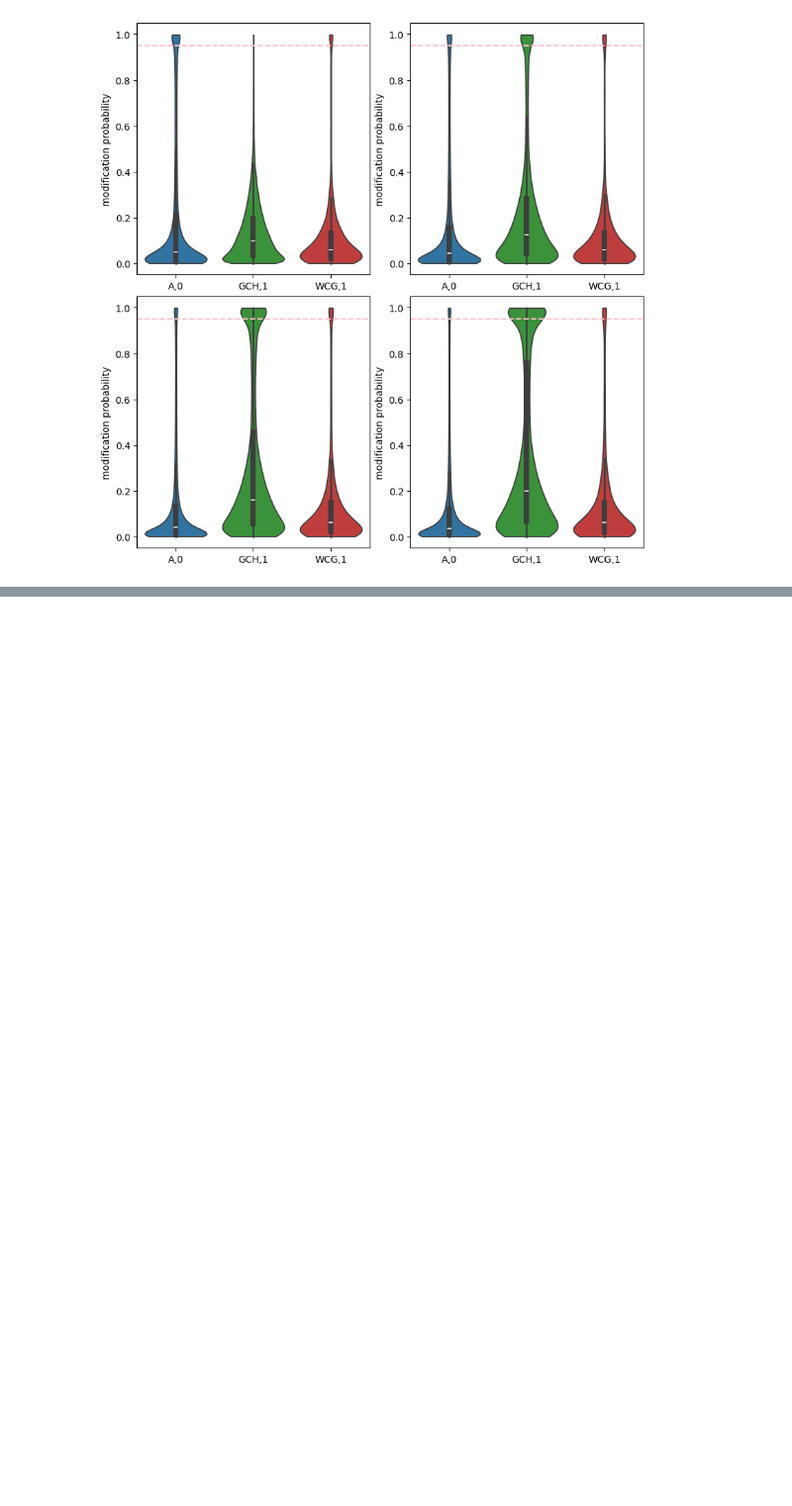
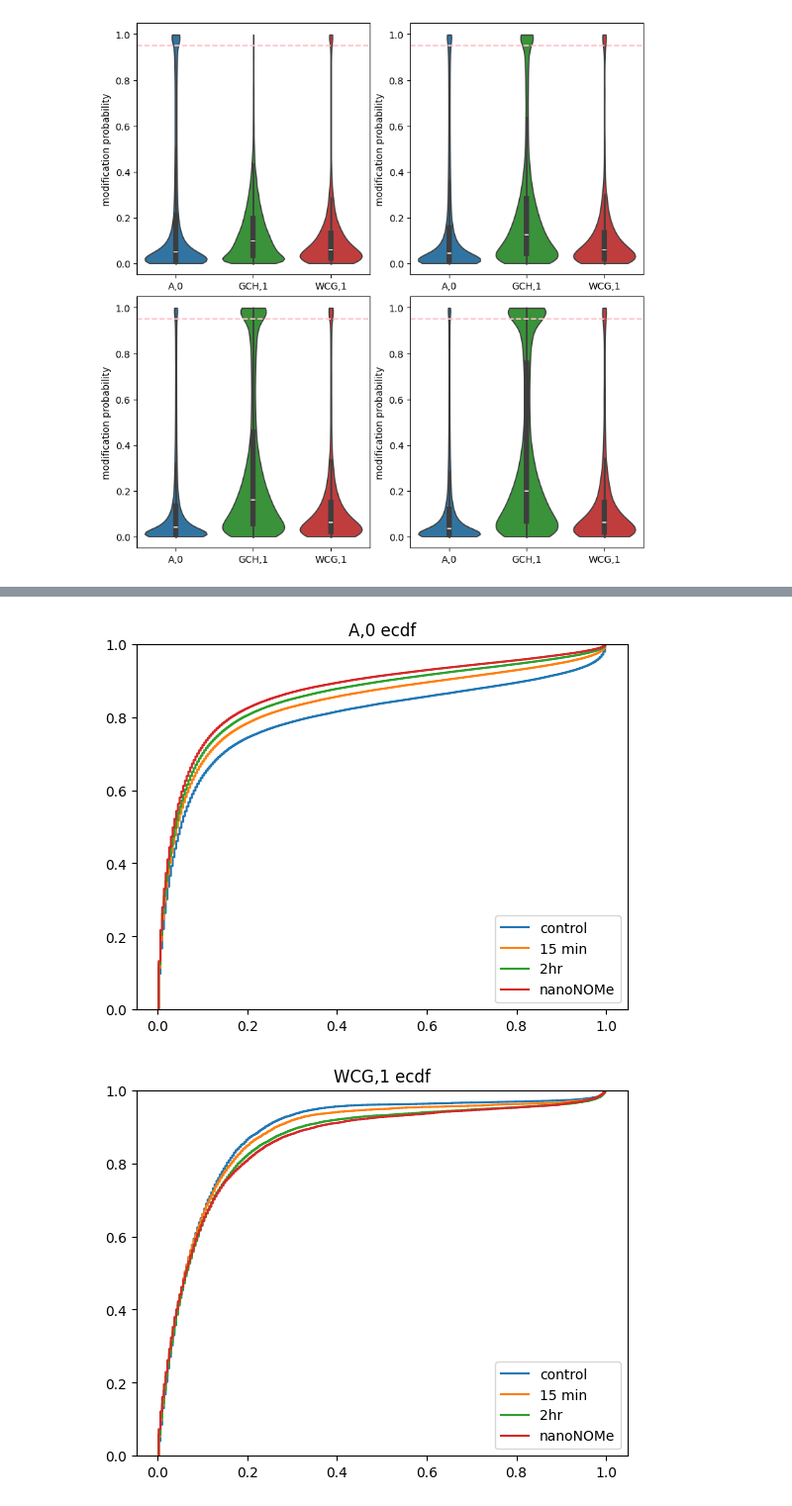
Before and after one commit to streetslab/multimodal-dimelo, a Jupyter notebook: crosstalk_analysis.ipynb, the cells around one changed output, grey strips where cells are left out. Shown at 99% size. Drawn from its saved outputs; the diff is of its cells as text; code cells hidden in the pictures; blank space fills up the shorter version.

```diff
--- a/crosstalk_analysis.ipynb
+++ b/crosstalk_analysis.ipynb
@@ -121,0 +136,20 @@ plt.close()
+# %%
+# Load read extractions
+# TODO: should only do loading one time, before plotting or performing tests
+motif_mod_vectors = defaultdict(list)
+for motif in motifs:
+    for barcode in [13, 11, 10, 12]:
+        bam_file = bam_dir / f"barcode{barcode}.bam"
+        file_path = config.processed_data_dir / f"extract.{bam_file.stem}.gm12878_ctcf.on_target" / "reads.combined_basemods.h5"
+        read_tuples, entry_labels, _ = load_processed.read_vectors_from_hdf5(
+            file=file_path,
+            motifs=[motif],
+            regions=ctcf_on_target_bed_file,
+            single_strand=False,
+            sort_by="shuffle",
+            calculate_mod_fractions=False,
+        )
+        mod_vector_index = entry_labels.index("mod_vector")
+        val_vector_index = entry_labels.index("val_vector")
+        mod_vector = np.concatenate([read_tuple[mod_vector_index][read_tuple[val_vector_index] == 1] for read_tuple in read_tuples])
+        motif_mod_vectors[motif].append(mod_vector)
@@ -121,0 +193,8 @@ plt.close()
+# %%
+for motif in ["A,0", "WCG,1"]:
+    print("*" * 20)
+    print(motif)
+    mod_vectors = motif_mod_vectors[motif]
+    for i in range(1,4):
+        stat, pval = stats.ks_2samp(mod_vectors[0], mod_vectors[i])
+        print(f"kstest(0,{i}): stat={stat:.2}, pval={pval:.2}")
@@ -121,0 +223,11 @@ plt.close()
+# %%
+labels = ["control", "15 min", "2hr", "nanoNOMe"]
+for motif in ["A,0", "WCG,1"]:
+    for i in range(4):
+        plt.ecdf(motif_mod_vectors[motif][i], label=labels[i])
+    plt.title(f"{motif} ecdf")
+    plt.legend(loc="lower right")
+    plt.show()
+# %% [output]
+[figure, added]
+[figure, added]
```
Also changed, not shown: parts of 29 cells of this notebook, 1 other file.
